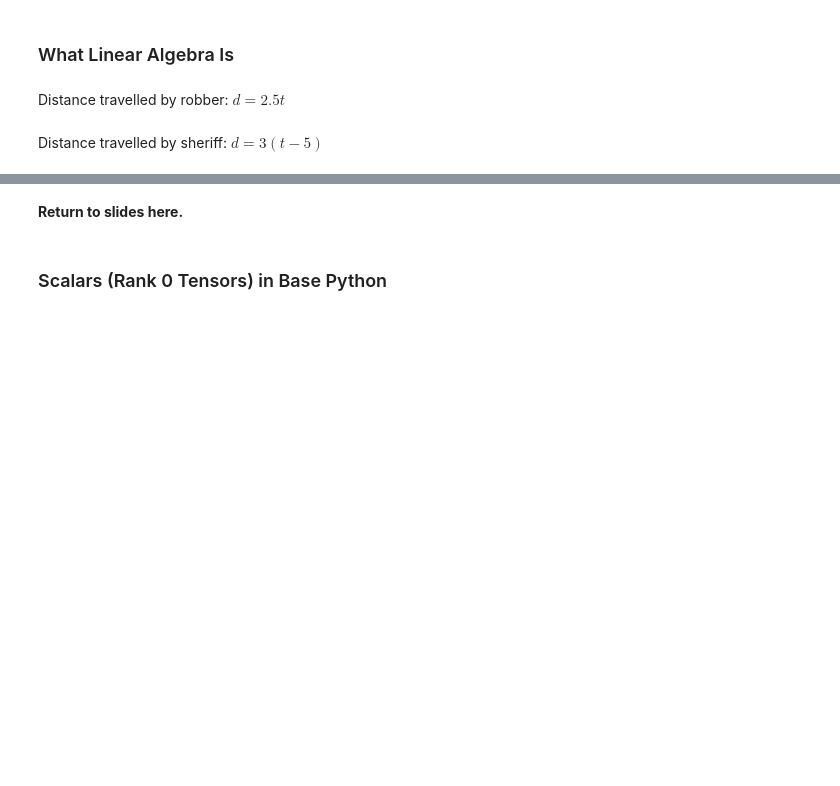
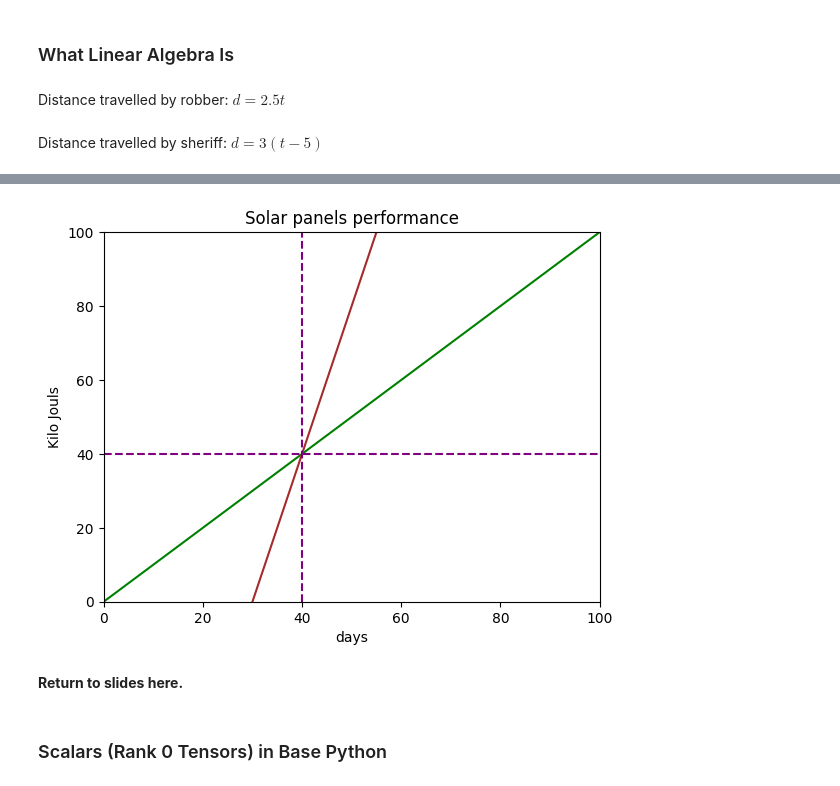
Before and after one commit to jimmy1087/ML-Foundations, a Jupyter notebook: notebooks/1-intro-to-linear-algebra.ipynb, the cells around one changed output, grey strips where cells are left out. Cells and saved outputs as stored; diff of their text form; code cells hidden in the pictures; blank space fills up the shorter version.

Commit message:
Exercise: Solar Panels

```diff
--- a/notebooks/1-intro-to-linear-algebra.ipynb
+++ b/notebooks/1-intro-to-linear-algebra.ipynb
@@ -82,3 +95,22 @@ _ = plt.axhline(y=75, color='purple', linestyle='--')
+# %%
+t = np.linspace(0, 100, 1000) # start, finish, n points
+# %%
+m1 = 1 * t
+# %%
+m2 = 4 * (t-30)
+# %%
+fig, ax = plt.subplots()
+plt.title('Solar panels performance')
+plt.xlabel('days')
+plt.ylabel('Kilo Jouls')
+ax.set_xlim([0, 100])
+ax.set_ylim([0, 100])
+ax.plot(t, m1, c='green')
+ax.plot(t, m2, c='brown')
+plt.axvline(x=40, color='purple', linestyle='--')
+_ = plt.axhline(y=40, color='purple', linestyle='--')
+# %% [output]
+[figure, added]
 # %% [markdown]
 **Return to slides here.**
 # %% [markdown]
```
Also changed, not shown: parts of 2 cells of this notebook.
